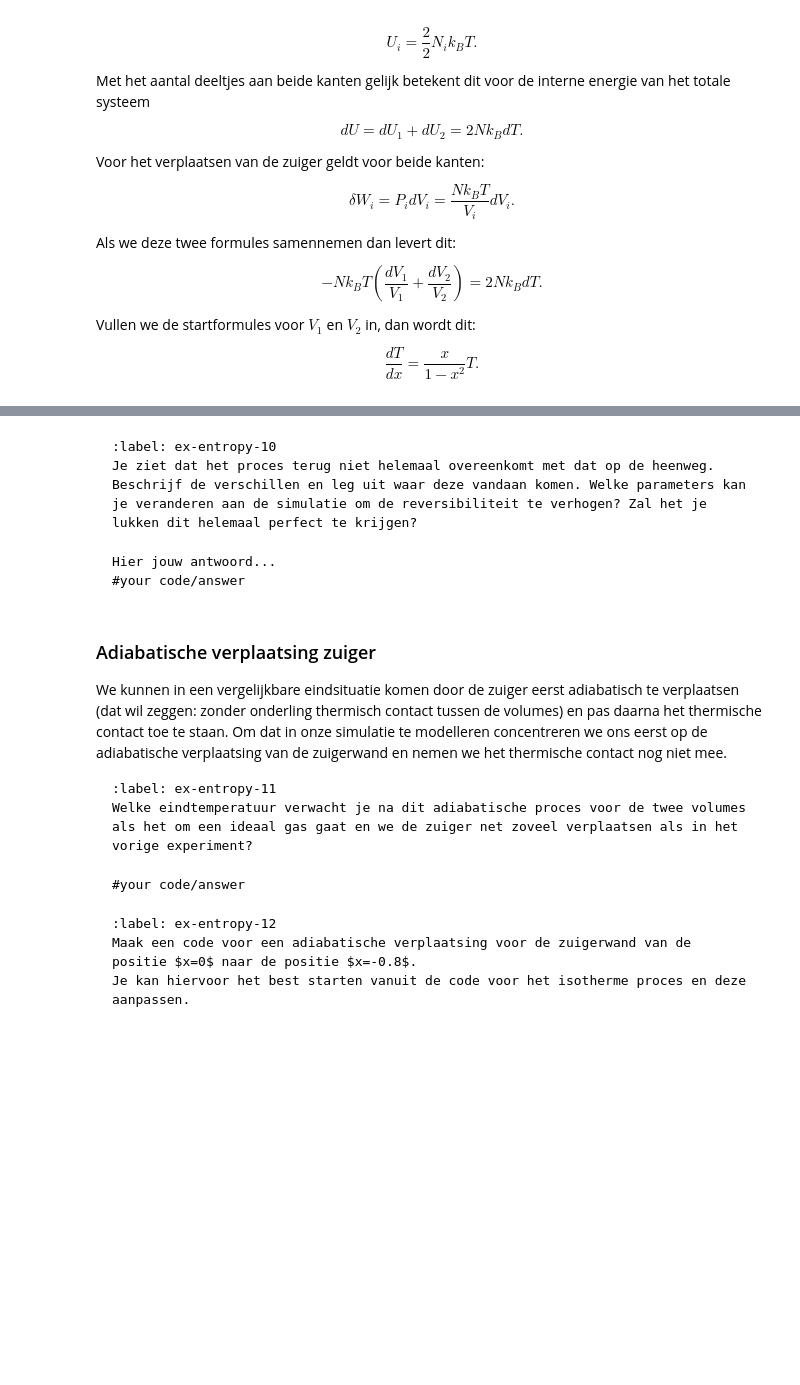
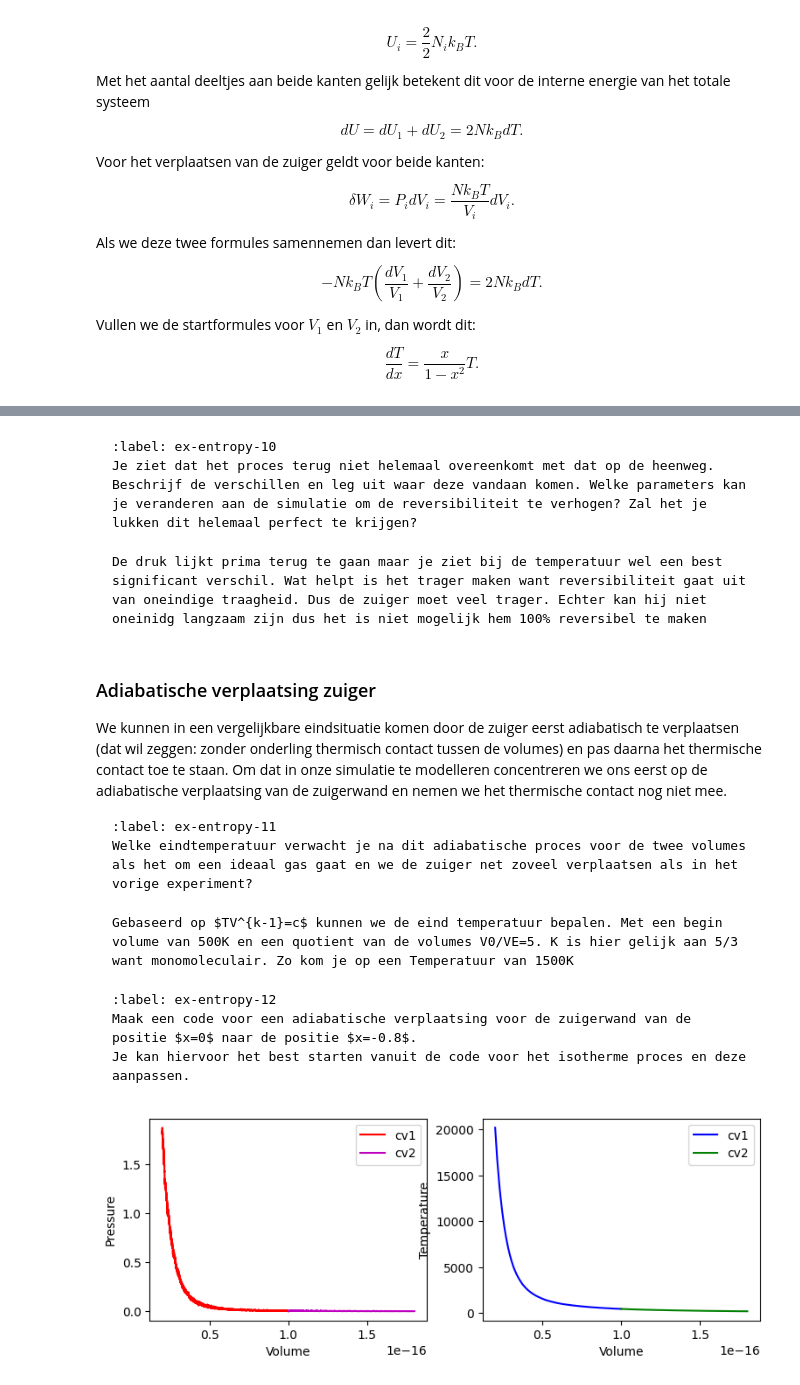
Before and after one commit to FelixJacobs11/TUAmsterdam, a Jupyter notebook: Content/PySim/9_entropie.ipynb, the cells around one changed output, grey strips where cells are left out. Saved outputs shown, nothing was run; the diff lists cells and outputs as text; code cells hidden in the pictures; blank space fills up the shorter version.

````diff
--- a/Content/PySim/9_entropie.ipynb
+++ b/Content/PySim/9_entropie.ipynb
@@ -36,13 +36,15 @@ import numpy as np
 import matplotlib.pyplot as plt
 from matplotlib.animation import FuncAnimation
 
-BOX_SIZE_0 = 0               # Hoogte en lengte startvolume
+#waardes voor een helium atoom gebruikt
+BOX_SIZE_0 = 10e-9           #m #Hoogte en lengte startvolume
 N = 40                       # Aantal deeltjes
-V_0 = 0                      # Startsnelheid van deeltjes
-RADIUS = 0                   # Straal van moleculen
-DT = 0                       # Tijdstap om geen botsing te missen
-V_PISTON_0 = -0.02 * V_0     # Startsnelheid van zuiger
-k_B = 1.38E-23
+V_0 = 1400                   #m/s # Startsnelheid van deeltjes
+RADIUS = 0.31e-9             #m #Straal van moleculen
+DT = 0.1 * RADIUS / V_0      #s #Tijdstap om geen botsing te missen
+V_PISTON_0 = -0.02 * V_0     #m/s #Startsnelheid van zuiger
+k_B = 1.38E-23               #J/C
+f=2                          #2D
 # (negatief betekent zowel links als rechts naar binnen gericht)
 
 #your code/answer
@@ -427,8 +538,7 @@ Je ziet dat het proces terug niet helemaal overeenkomt met dat op de heenweg. Be
 ```
 
 ```{solution} ex-entropy-10
-Hier jouw antwoord...
-#your code/answer
+De druk lijkt prima terug te gaan maar je ziet bij de temperatuur wel een best significant verschil. Wat helpt is het trager maken want reversibiliteit gaat uit van oneindige traagheid. Dus de zuiger moet veel trager. Echter kan hij niet oneinidg langzaam zijn dus het is niet mogelijk hem 100% reversibel te maken
 ```
 # %% [markdown]
 ### Adiabatische verplaatsing zuiger
@@ -442,7 +552,7 @@ Welke eindtemperatuur verwacht je na dit adiabatische proces voor de twee volume
 ```
 
 ```{solution} ex-entropy-11
-#your code/answer
+Gebaseerd op $TV^{k-1}=c$ kunnen we de eind temperatuur bepalen. Met een begin volume van 500K en een quotient van de volumes V0/VE=5. K is hier gelijk aan 5/3 want monomoleculair. Zo kom je op een Temperatuur van 1500K
 ```
 
 ```{exercise}
@@ -458,3 +592,26 @@ Je kan hiervoor het best starten vanuit de code voor het isotherme proces en dez
+# %%
+# plotten van de druk en temperatuur van beide volumes
+fig, (ax1, ax2) = plt.subplots(1, 2, figsize=(9, 3))
+ax1.set_xlabel('Volume')
+ax1.set_ylabel('Pressure')
+
+ax2.set_xlabel('Volume')
+ax2.set_ylabel('Temperature')
+fig.tight_layout
+
+#druk als functie van volume
+ax1.plot(volumes1, pressures1, '-r', label='cv1')
+ax1.plot(volumes2, pressures2, '-m',label='cv2')
+ax1.legend()
+
+#temperatuur als functie van volume
+ax2.plot(volumes1, temperatures1, '-b',label='cv1')
+ax2.plot(volumes2, temperatures2, '-g',label='cv2')
+ax2.legend()
+
+plt.show()
+# %% [output]
+[figure, added]
 # %% [markdown]
 Na de adiabatische verplaatsing moeten de twee volumes alsnog in thermisch evenwicht gebracht worden. Dat doen we met de code hieronder.
 
````
Also changed, not shown: parts of 16 cells of this notebook, 1 other file.
